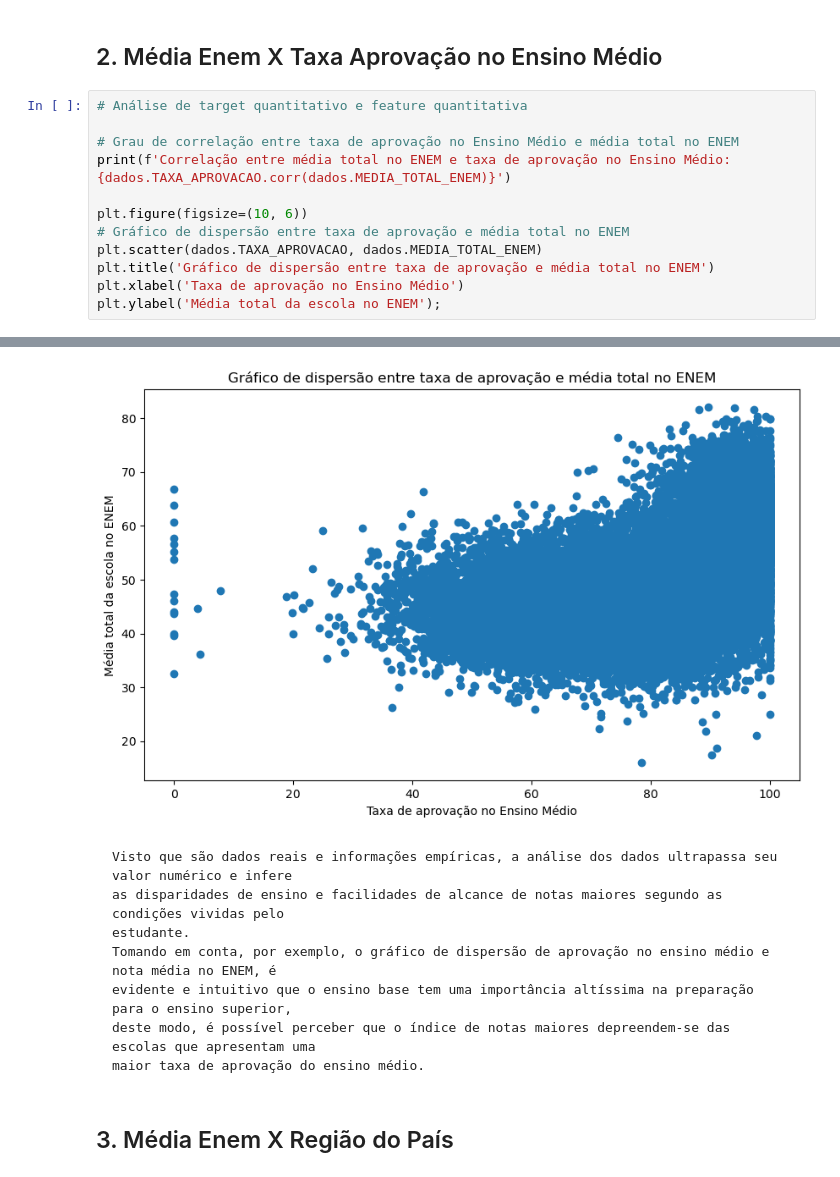
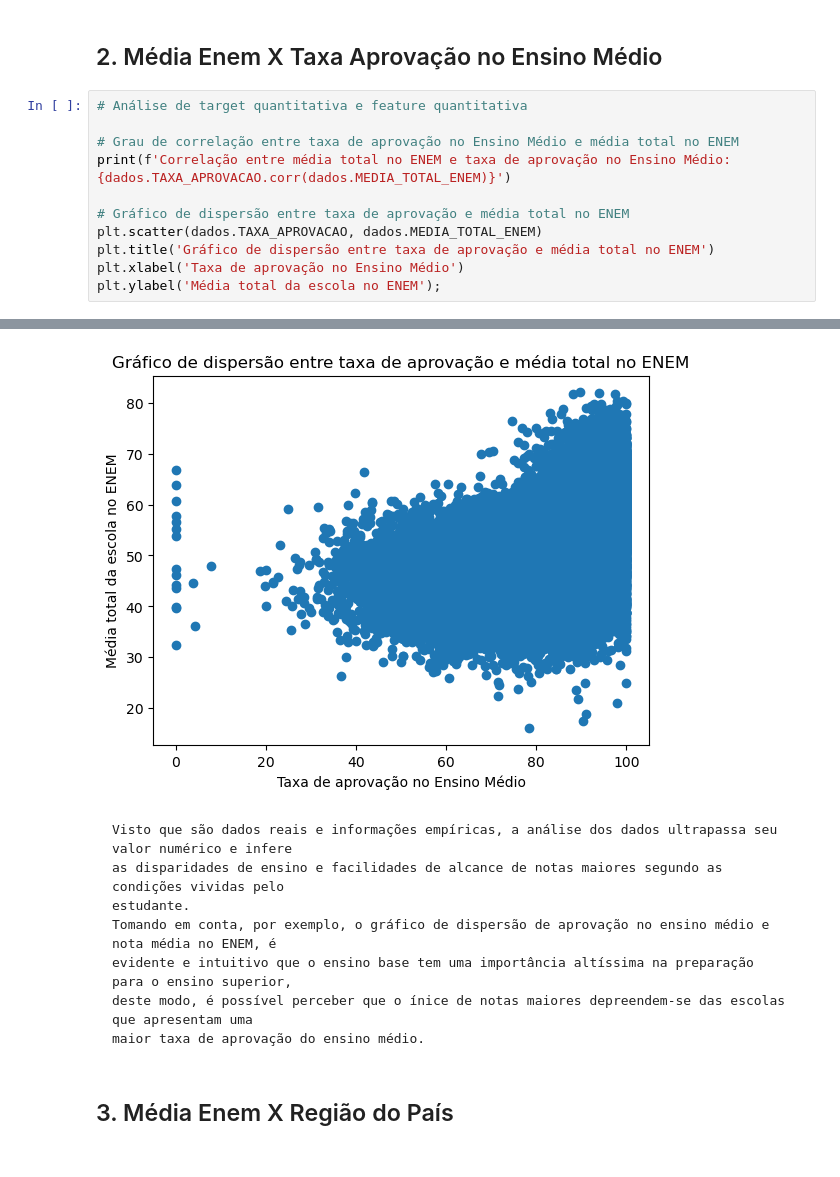
Before and after one commit to LuanaPLGuimaraes/Grupo12A_Projeto2_CDados, a Jupyter notebook: mineracao.ipynb, the cells around one changed output, grey strips where cells are left out. Drawn from its saved outputs; the diff is of its cells as text.

```diff
--- a/mineracao.ipynb
+++ b/mineracao.ipynb
@@ -103,12 +102,11 @@ Correlação entre média total no ENEM e ano de aplicação: 0.361921333480833
 # %% [markdown]
 ## 2. Média Enem X Taxa Aprovação no Ensino Médio
 # %%
-# Análise de target quantitativo e feature quantitativa
+# Análise de target quantitativa e feature quantitativa
 
 # Grau de correlação entre taxa de aprovação no Ensino Médio e média total no ENEM
 print(f'Correlação entre média total no ENEM e taxa de aprovação no Ensino Médio: {dados.TAXA_APROVACAO.corr(dados.MEDIA_TOTAL_ENEM)}')
 
-plt.figure(figsize=(10, 6))
 # Gráfico de dispersão entre taxa de aprovação e média total no ENEM
 plt.scatter(dados.TAXA_APROVACAO, dados.MEDIA_TOTAL_ENEM)
 plt.title('Gráfico de dispersão entre taxa de aprovação e média total no ENEM')
@@ -119,11 +117,11 @@ Correlação entre média total no ENEM e taxa de aprovação no Ensino Médio:
-[figure, old version]
+[figure, new version]
 # %% [markdown]
     Visto que são dados reais e informações empíricas, a análise dos dados ultrapassa seu valor numérico e infere
     as disparidades de ensino e facilidades de alcance de notas maiores segundo as condições vividas pelo
     estudante.
     Tomando em conta, por exemplo, o gráfico de dispersão de aprovação no ensino médio e nota média no ENEM, é
     evidente e intuitivo que o ensino base tem uma importância altíssima na preparação para o ensino superior,
-    deste modo, é possível perceber que o índice de notas maiores depreendem-se das escolas que apresentam uma
+    deste modo, é possível perceber que o ínice de notas maiores depreendem-se das escolas que apresentam uma
     maior taxa de aprovação do ensino médio.
 # %% [markdown]
 ## 3. Média Enem X Região do País
```
Also changed, not shown: parts of 13 cells of this notebook.
